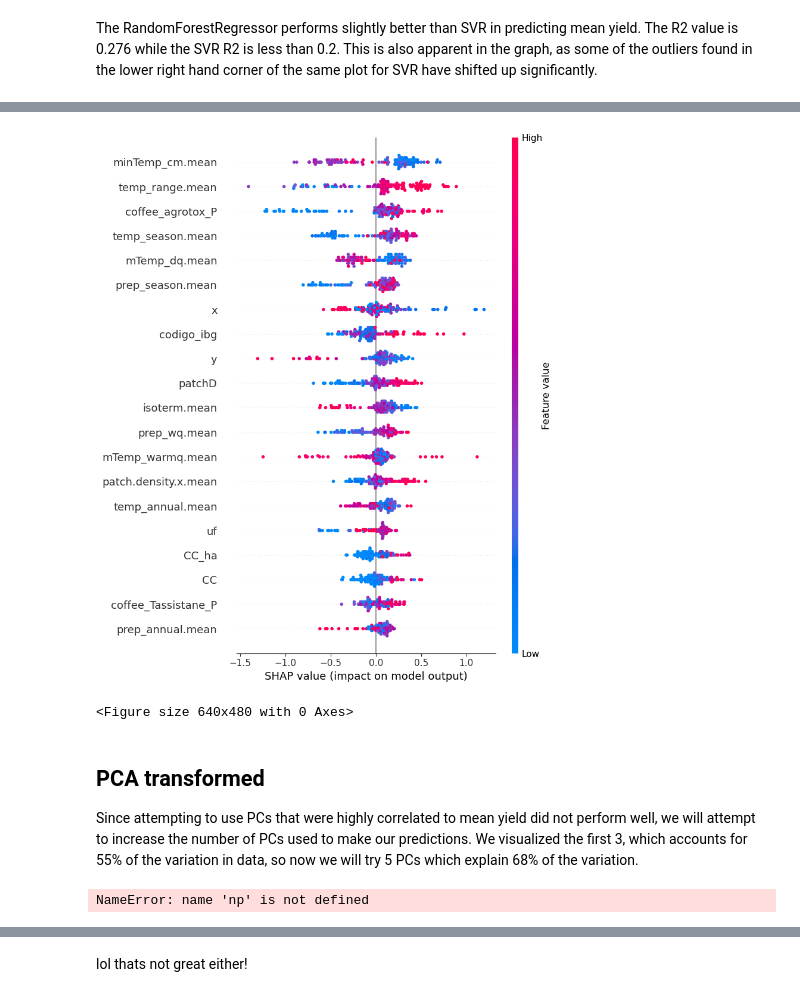
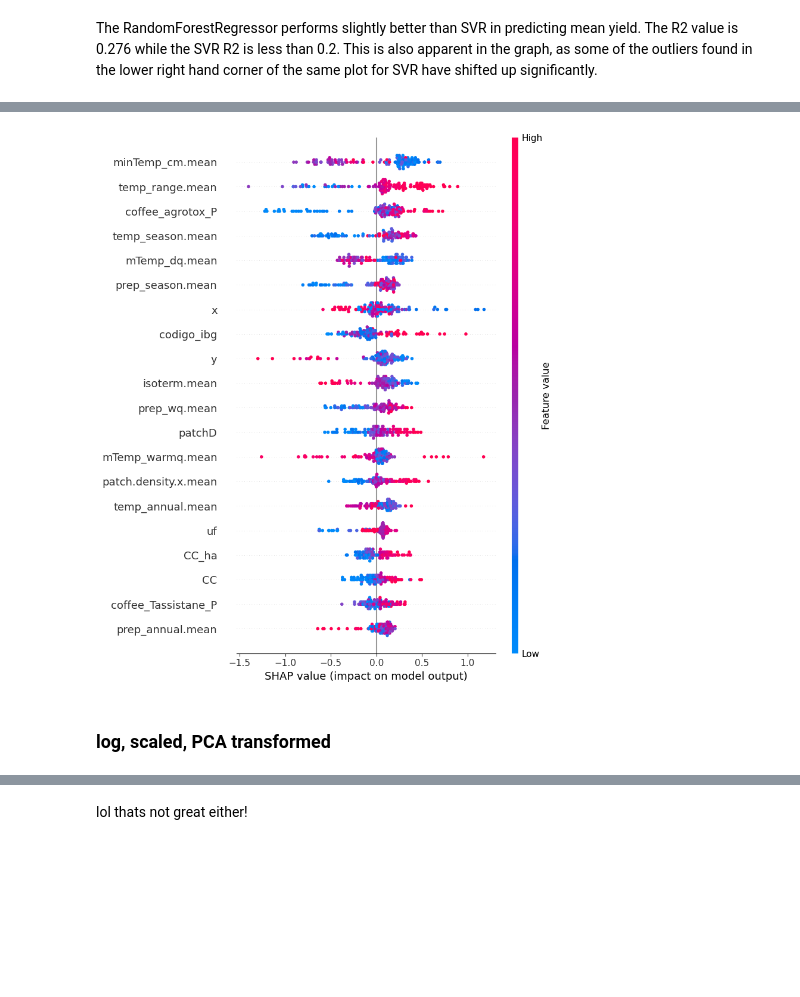
Before and after one commit to ajrx575/Machine_Learning_Final, a Jupyter notebook: ML/Final/Final_Project.ipynb, the cells around one changed output, grey strips where cells are left out. Saved outputs shown, nothing was run; the diff lists cells and outputs as text; code cells hidden in the pictures; blank space fills up the shorter version.

```diff
--- a/ML/Final/Final_Project.ipynb
+++ b/ML/Final/Final_Project.ipynb
@@ -422,10 +344,10 @@ X_test_scaled  = scaler.transform(X_test)
 
 apply the PCA on the split data from above to create the transformed dataset
 # %%
-# scale first
-scaler = StandardScaler()
-X_train_scaled = scaler.fit_transform(X_train)
-X_test_scaled  = scaler.transform(X_test)
+# # scale first
+# scaler = StandardScaler()
+# X_train_scaled = scaler.fit_transform(X_train)
+# X_test_scaled  = scaler.transform(X_test)
 
 # PCA
 pca = PCA()
@@ -581,10 +491,10 @@ param_grid_pca_red = {
 # grid search
 grid = GridSearchCV(
     estimator=svr_model_pca,
-    param_grid= param_grid_pca,
+    param_grid= param_grid_pca_red,
     cv= 5,
     scoring = "r2",
-    n_jobs=1,
+    n_jobs=-1,
 )
 # fit this grid only on the training data
 grid.fit(X_train_pca_selected, y_train)
@@ -626,7 +530,7 @@ grid = GridSearchCV(
     param_grid= param_grid_pca_red,
     cv= 5,
     scoring = "r2",
-    n_jobs=1,
+    n_jobs=-1,
 )
 # fit this grid only on the training data
 grid.fit(X_train_red_selected, y_train)
@@ -670,6 +567,6 @@ parameter_tests = GridSearchCV(
     n_jobs=-1,
     verbose= 2
 )
-parameter_tests.fit(X_train, y_train)
+parameter_tests.fit(X_train_scaled, y_train)
 # %% [output]
 Fitting 5 folds for each of 9 candidates, totalling 45 fits
@@ -707,16 +645,10 @@ The RandomForestRegressor performs slightly better than SVR in predicting mean y
 # %%
 rfr_explainer = shap.TreeExplainer(optimized_rfr_model)
-rfr_shap_values = rfr_explainer.shap_values(X_test)
-shap.summary_plot(rfr_shap_values, X_test, feature_names=X.columns)
-plt.savefig(r"/Users/adia/PyCharmMiscProject/ML/Final/Figures/RFR_shap_sum.png")
+rfr_shap_values = rfr_explainer.shap_values(X_test_scaled)
+shap.summary_plot(rfr_shap_values, X_test_scaled, feature_names=X.columns, show = False)
+plt.tight_layout()
+plt.savefig(r"/Users/adia/PyCharmMiscProject/ML/Final/Figures/RFR_shap_sum.png",bbox_inches='tight', dpi=300)
 # %% [output]
-[figure, old version]
+[figure, new version]
-<Figure size 640x480 with 0 Axes>
 # %% [markdown]
-## PCA transformed
-
-Since attempting to use PCs that were highly correlated to mean yield did not perform well, we will attempt to increase the number of PCs used to make our predictions. We visualized the first 3, which accounts for 55% of the variation in data, so now we will try 5 PCs which explain 68% of the variation.
+### log, scaled, PCA transformed
-# %%
-np.cumsum(pca.explained_variance_ratio_)
-# %% [output]
-NameError: name 'np' is not defined
```
Also changed, not shown: parts of 57 cells of this notebook, 10 other files.
